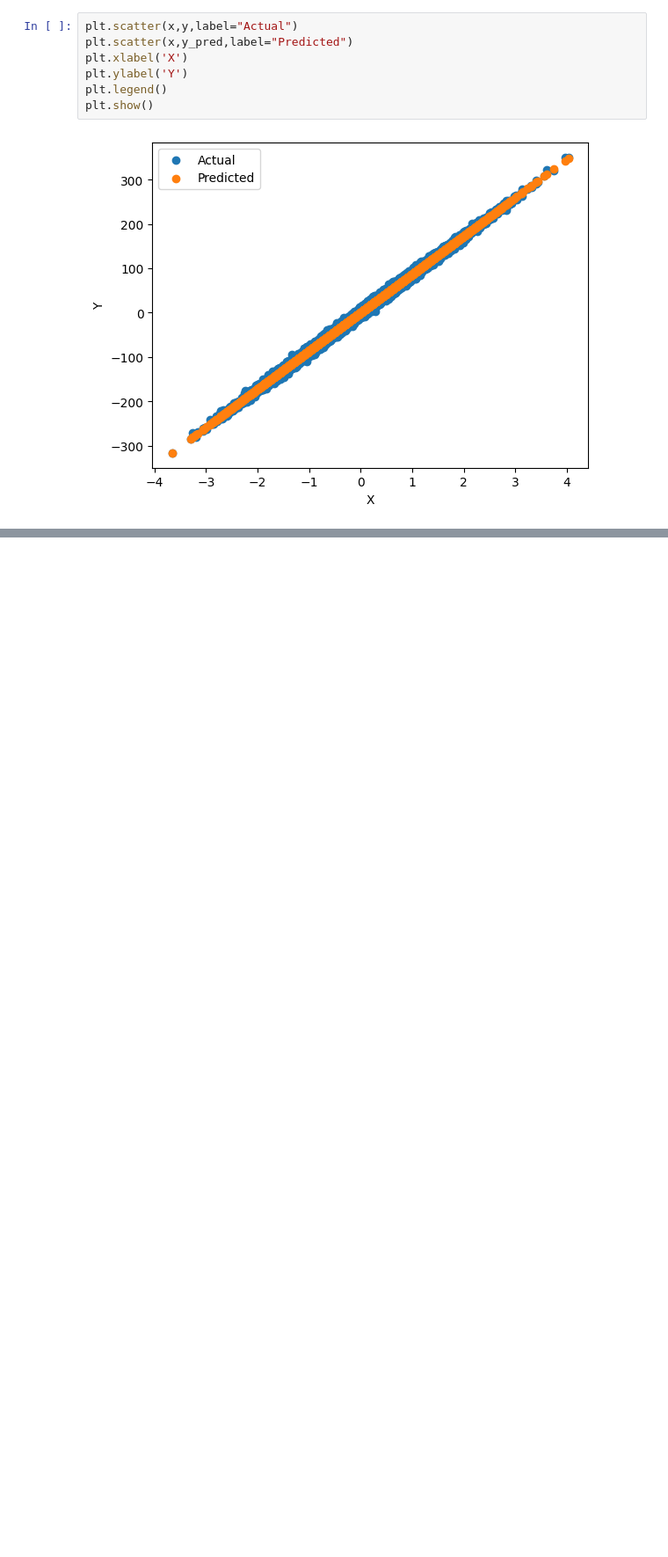
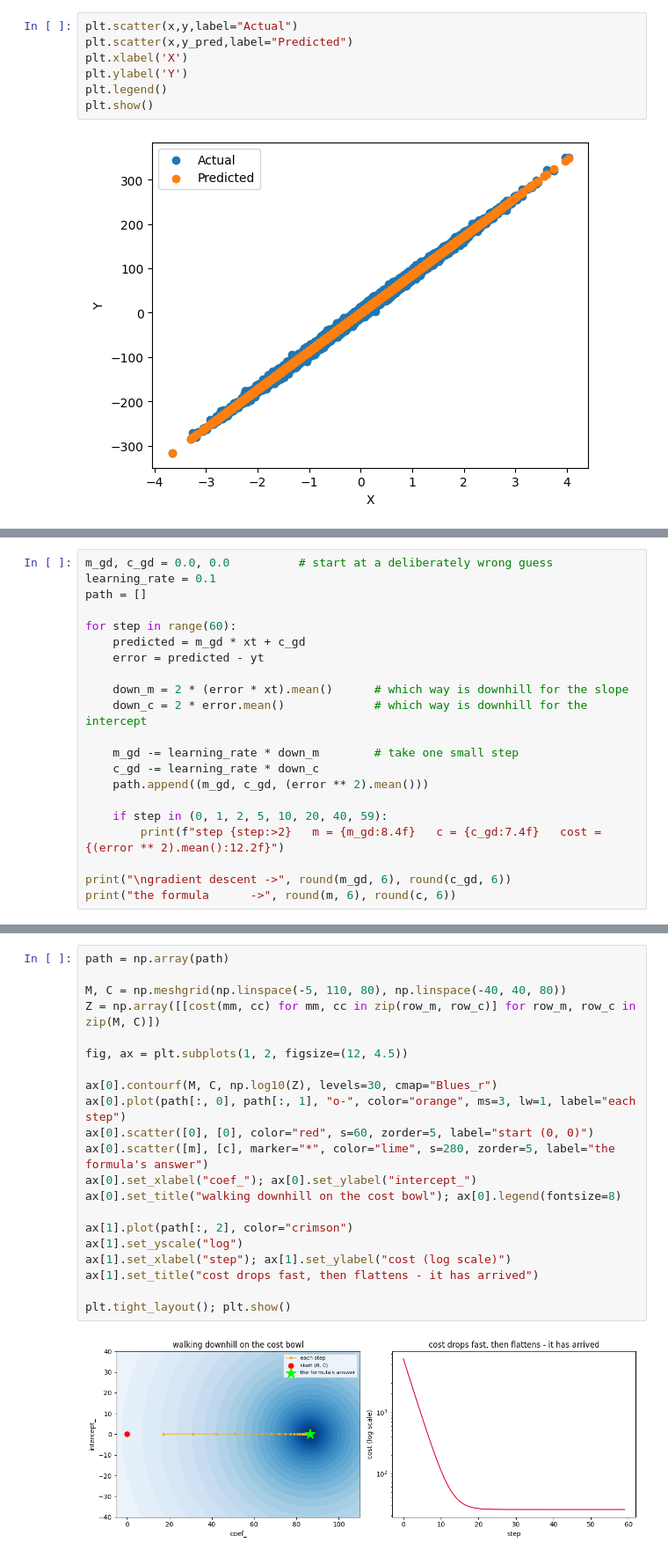
Before and after one commit to coderkali/machine_learning, a Jupyter notebook: AI_ML_Series/02_data_toolkit_apps/08_sklearn/05_Linear_Regression.ipynb, the cells around one changed output, grey strips where cells are left out. Shown at 88% size. Drawn from its saved outputs; the diff is of its cells as text; blank space fills up the shorter version.

```diff
--- a/AI_ML_Series/02_data_toolkit_apps/08_sklearn/05_Linear_Regression.ipynb
+++ b/AI_ML_Series/02_data_toolkit_apps/08_sklearn/05_Linear_Regression.ipynb
@@ -313,0 +576,21 @@ y = c0*x0 + c1*x1 + c2*x2 + ... + intercept
+# %%
+m_gd, c_gd = 0.0, 0.0          # start at a deliberately wrong guess
+learning_rate = 0.1
+path = []
+
+for step in range(60):
+    predicted = m_gd * xt + c_gd
+    error = predicted - yt
+
+    down_m = 2 * (error * xt).mean()      # which way is downhill for the slope
+    down_c = 2 * error.mean()             # which way is downhill for the intercept
+
+    m_gd -= learning_rate * down_m        # take one small step
+    c_gd -= learning_rate * down_c
+    path.append((m_gd, c_gd, (error ** 2).mean()))
+
+    if step in (0, 1, 2, 5, 10, 20, 40, 59):
+        print(f"step {step:>2}   m = {m_gd:8.4f}   c = {c_gd:7.4f}   cost = {(error ** 2).mean():12.2f}")
+
+print("\ngradient descent ->", round(m_gd, 6), round(c_gd, 6))
+print("the formula      ->", round(m, 6), round(c, 6))
@@ -313,0 +615,23 @@ y = c0*x0 + c1*x1 + c2*x2 + ... + intercept
+# %%
+path = np.array(path)
+
+M, C = np.meshgrid(np.linspace(-5, 110, 80), np.linspace(-40, 40, 80))
+Z = np.array([[cost(mm, cc) for mm, cc in zip(row_m, row_c)] for row_m, row_c in zip(M, C)])
+
+fig, ax = plt.subplots(1, 2, figsize=(12, 4.5))
+
+ax[0].contourf(M, C, np.log10(Z), levels=30, cmap="Blues_r")
+ax[0].plot(path[:, 0], path[:, 1], "o-", color="orange", ms=3, lw=1, label="each step")
+ax[0].scatter([0], [0], color="red", s=60, zorder=5, label="start (0, 0)")
+ax[0].scatter([m], [c], marker="*", color="lime", s=280, zorder=5, label="the formula's answer")
+ax[0].set_xlabel("coef_"); ax[0].set_ylabel("intercept_")
+ax[0].set_title("walking downhill on the cost bowl"); ax[0].legend(fontsize=8)
+
+ax[1].plot(path[:, 2], color="crimson")
+ax[1].set_yscale("log")
+ax[1].set_xlabel("step"); ax[1].set_ylabel("cost (log scale)")
+ax[1].set_title("cost drops fast, then flattens - it has arrived")
+
+plt.tight_layout(); plt.show()
+# %% [output]
+[figure, added]
```
Also changed, not shown: parts of 20 cells of this notebook, 9 other files.
